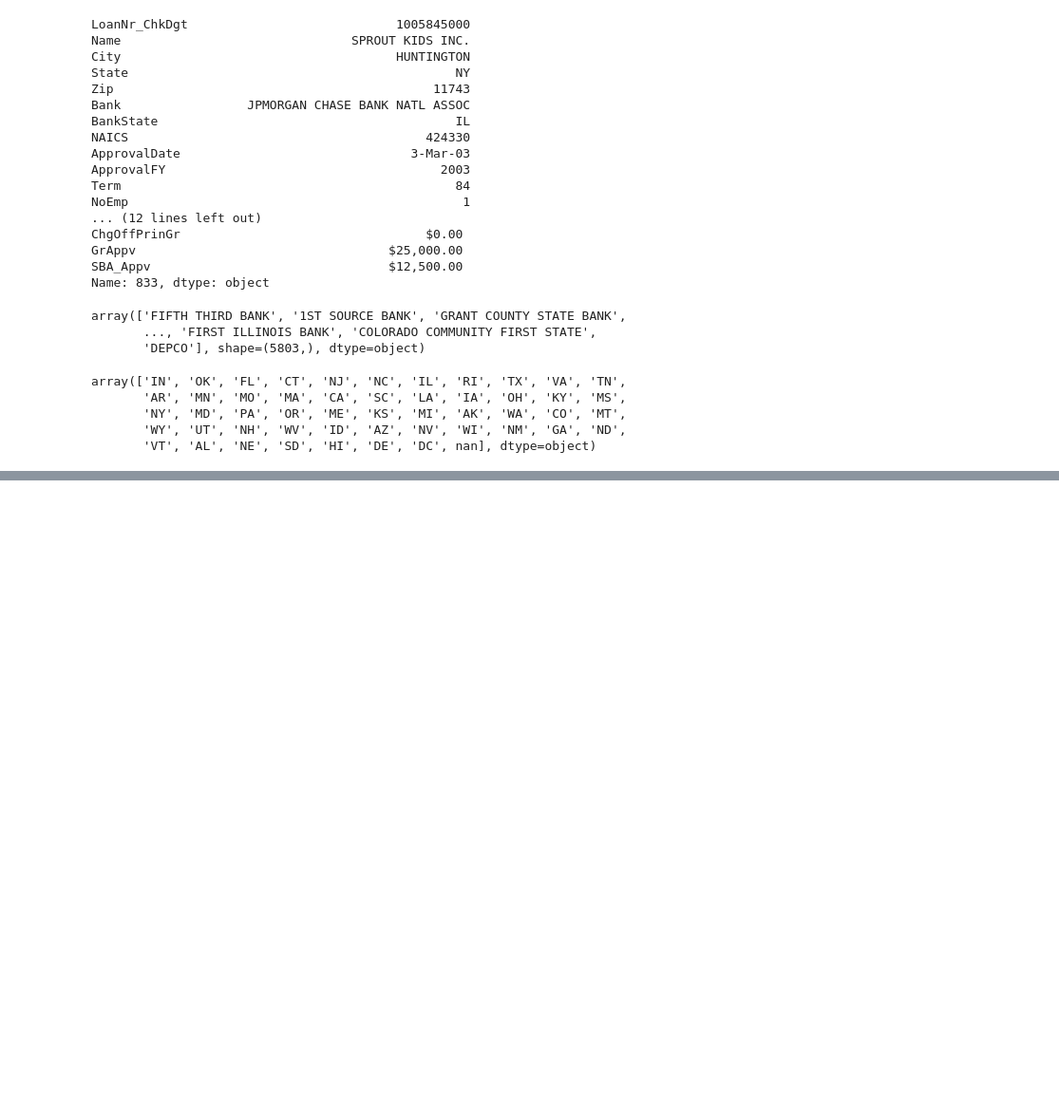
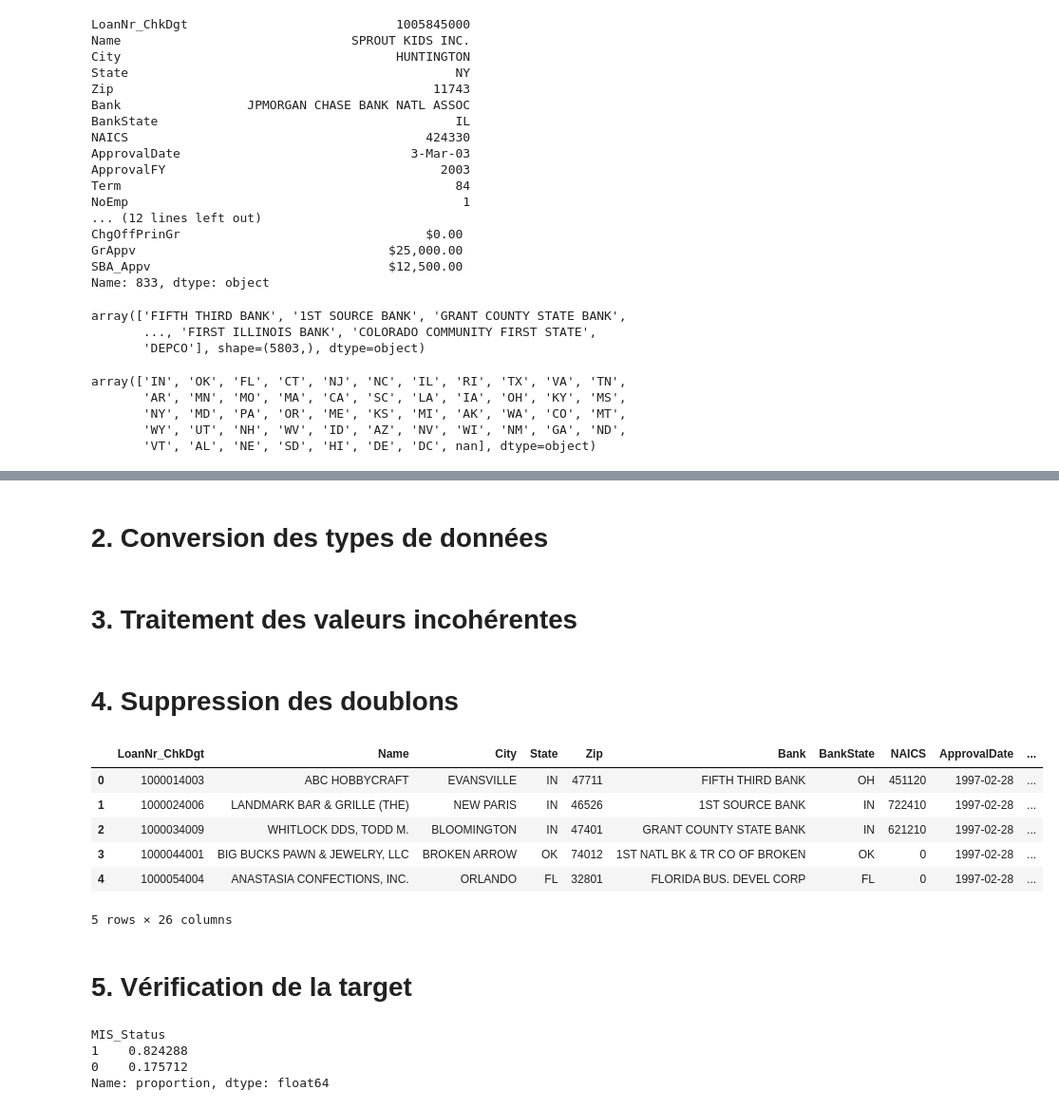
Before and after one commit to RaoufAddeche/Simplon_SBA-modelisation, a Jupyter notebook: clean_data.ipynb, the cells around one changed output, grey strips where cells are left out. Shown: that part at 95% size. Saved outputs shown, nothing was run; the diff lists cells and outputs as text; code cells hidden in the pictures; blank space fills up the shorter version.

```diff
--- a/clean_data.ipynb
+++ b/clean_data.ipynb
@@ -254,0 +270,10 @@ array(['IN', 'OK', 'FL', 'CT', 'NJ', 'NC', 'IL', 'RI', 'TX', 'VA', 'TN',
+# %%
+df['Name'].fillna("Unknown", inplace=True)
+df['City'].fillna("Unknown", inplace=True)
+df['State'].fillna("Unknown", inplace=True)
+df['NewExist'].fillna(df['NewExist'].mode()[0], inplace=True)
+df['RevLineCr'].fillna("N", inplace=True)
+df['LowDoc'].fillna("N", inplace=True)
+df.drop(columns=['ChgOffDate'], inplace=True)
+
+df.dropna(inplace=True)
@@ -254,0 +298,52 @@ array(['IN', 'OK', 'FL', 'CT', 'NJ', 'NC', 'IL', 'RI', 'TX', 'VA', 'TN',
+# %% [markdown]
+
+# 2. Conversion des types de données
+# %%
+
+df['ApprovalDate'] = pd.to_datetime(df['ApprovalDate'], errors='coerce')
+df['DisbursementDate'] = pd.to_datetime(df['DisbursementDate'], errors='coerce')
+df['Term'] = df['Term'].astype(int)
+df['NoEmp'] = df['NoEmp'].astype(int)
+df['DisbursementGross'] = df['DisbursementGross'].replace('[\$,]', '', regex=True).astype(float)
+df['BalanceGross'] = df['BalanceGross'].replace('[\$,]', '', regex=True).astype(float)
+df['GrAppv'] = df['GrAppv'].replace('[\$,]', '', regex=True).astype(float)
+df['SBA_Appv'] = df['SBA_Appv'].replace('[\$,]', '', regex=True).astype(float)
+# %% [markdown]
+
+# 3. Traitement des valeurs incohérentes
+# %%
+
+df = df[(df['Zip'] > 1000) & (df['Zip'] <= 99999)]  # Suppression des ZIP invalides
+df = df[df['NoEmp'] < 5000]  # Suppression des valeurs extrêmes pour le nombre d'employés
+df['UrbanRural'] = df['UrbanRural'].replace({0: 'Unknown', 1: 'Urban', 2: 'Rural'})
+df['NewExist'] = df['NewExist'].astype(int)  # S'assurer que c'est un entier
+
+df['RevLineCr'] = df['RevLineCr'].map({'Y': 1, 'N': 0})
+df['LowDoc'] = df['LowDoc'].map({'Y': 1, 'N': 0})
+df['MIS_Status'] = df['MIS_Status'].map({'P I F': 1, 'CHGOFF': 0})  # 1 = remboursé, 0 = défaut
+# %% [markdown]
+
+# 4. Suppression des doublons
+# %%
+df.drop_duplicates(inplace=True)
+# %%
+df.head()
+# %% [output]
+|  | LoanNr_ChkDgt | Name | City | State | Zip | Bank | BankState | NAICS | ApprovalDate | ... |
+| 0 | 1000014003 | ABC HOBBYCRAFT | EVANSVILLE | IN | 47711 | FIFTH THIRD BANK | OH | 451120 | 1997-02-28 | ... |
+| 1 | 1000024006 | LANDMARK BAR & GRILLE (THE) | NEW PARIS | IN | 46526 | 1ST SOURCE BANK | IN | 722410 | 1997-02-28 | ... |
+| 2 | 1000034009 | WHITLOCK DDS, TODD M. | BLOOMINGTON | IN | 47401 | GRANT COUNTY STATE BANK | IN | 621210 | 1997-02-28 | ... |
+| 3 | 1000044001 | BIG BUCKS PAWN & JEWELRY, LLC | BROKEN ARROW | OK | 74012 | 1ST NATL BK & TR CO OF BROKEN | OK | 0 | 1997-02-28 | ... |
+| 4 | 1000054004 | ANASTASIA CONFECTIONS, INC. | ORLANDO | FL | 32801 | FLORIDA BUS. DEVEL CORP | FL | 0 | 1997-02-28 | ... |
+5 rows × 26 columns
+# %% [markdown]
+
+
+# 5. Vérification de la target
+# %%
+df['MIS_Status'].value_counts(normalize=True)
+# %% [output]
+MIS_Status
+1    0.824288
+0    0.175712
+Name: proportion, dtype: float64
```
Also changed, not shown: parts of 7 cells of this notebook.
